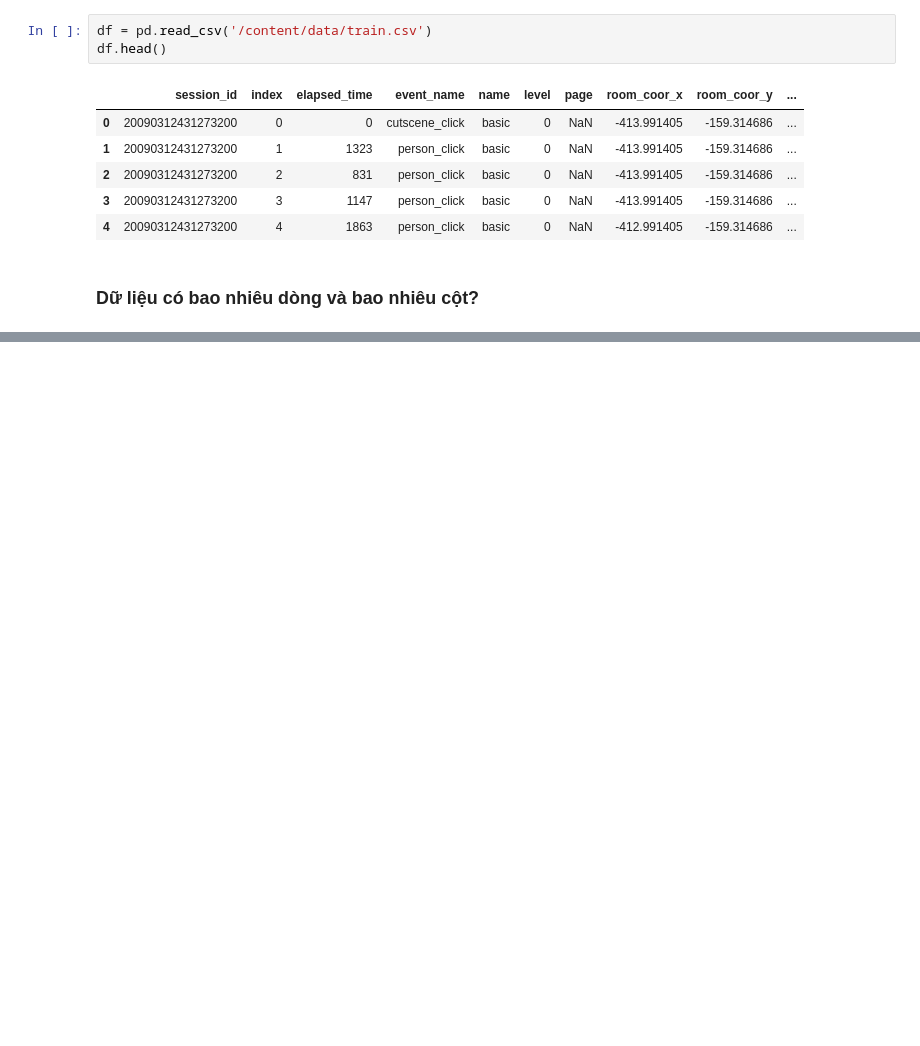
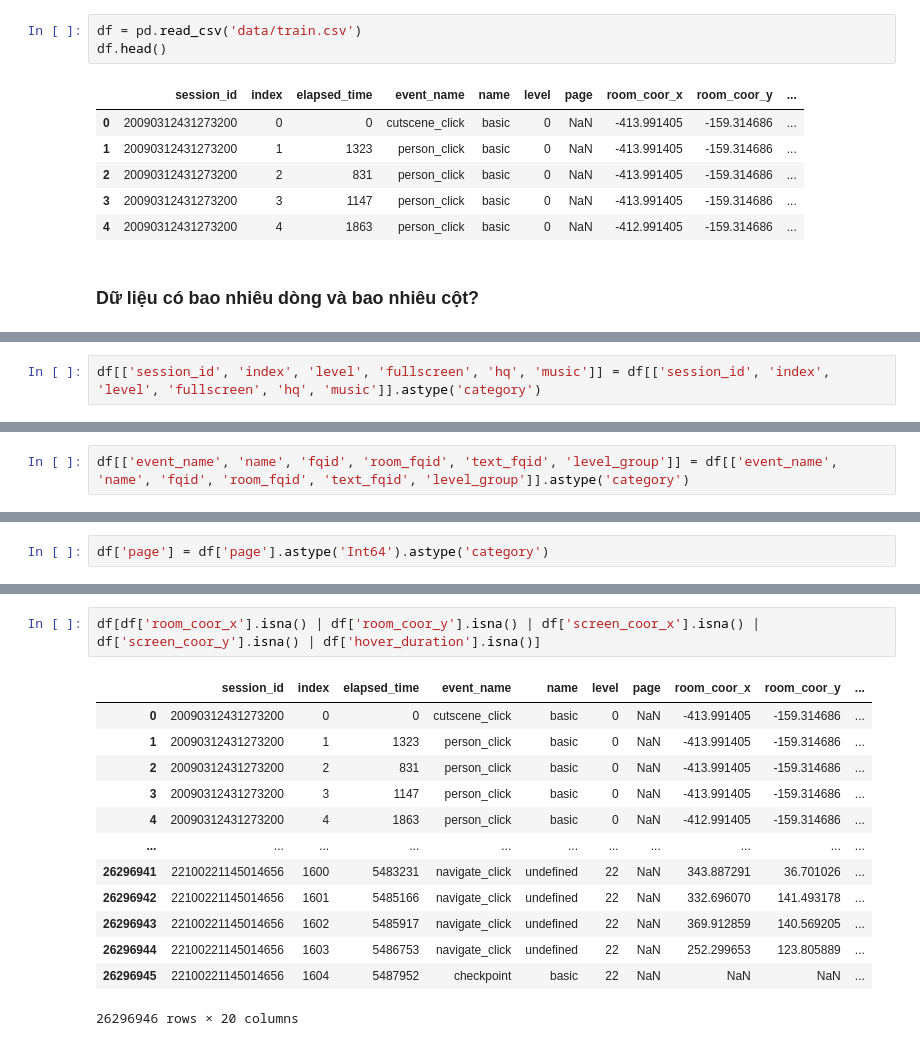
Before and after one commit to vt-khang/KHDLUD-FinalProject, a Jupyter notebook: 19120511_19120526_19120539.ipynb, the cells around one changed output, grey strips where cells are left out. Cells and saved outputs as stored; diff of their text form; blank space fills up the shorter version.

Commit message:
fix: exploring data structure

```diff
--- a/19120511_19120526_19120539.ipynb
+++ b/19120511_19120526_19120539.ipynb
@@ -101,5 +65,5 @@ License: OPEN SOURCE - MIT
 # %%
-df = pd.read_csv('/content/data/train.csv')
+df = pd.read_csv('data/train.csv')
 df.head()
 # %% [output]
 |  | session_id | index | elapsed_time | event_name | name | level | page | room_coor_x | room_coor_y | ... |
@@ -112,0 +157,2 @@ df.head()
+# %%
+df[['session_id', 'index', 'level', 'fullscreen', 'hq', 'music']] = df[['session_id', 'index', 'level', 'fullscreen', 'hq', 'music']].astype('category')
@@ -112,0 +161,2 @@ df.head()
+# %%
+df[['event_name', 'name', 'fqid', 'room_fqid', 'text_fqid', 'level_group']] = df[['event_name', 'name', 'fqid', 'room_fqid', 'text_fqid', 'level_group']].astype('category')
@@ -112,0 +165,2 @@ df.head()
+# %%
+df['page'] = df['page'].astype('Int64').astype('category')
@@ -136,0 +233,16 @@ KeyboardInterrupt: ignored
+# %%
+df[df['room_coor_x'].isna() | df['room_coor_y'].isna() | df['screen_coor_x'].isna() | df['screen_coor_y'].isna() | df['hover_duration'].isna()]
+# %% [output]
+|  | session_id | index | elapsed_time | event_name | name | level | page | room_coor_x | room_coor_y | ... |
+| 0 | 20090312431273200 | 0 | 0 | cutscene_click | basic | 0 | NaN | -413.991405 | -159.314686 | ... |
+| 1 | 20090312431273200 | 1 | 1323 | person_click | basic | 0 | NaN | -413.991405 | -159.314686 | ... |
+| 2 | 20090312431273200 | 2 | 831 | person_click | basic | 0 | NaN | -413.991405 | -159.314686 | ... |
+| 3 | 20090312431273200 | 3 | 1147 | person_click | basic | 0 | NaN | -413.991405 | -159.314686 | ... |
+| 4 | 20090312431273200 | 4 | 1863 | person_click | basic | 0 | NaN | -412.991405 | -159.314686 | ... |
+| ... | ... | ... | ... | ... | ... | ... | ... | ... | ... | ... |
+| 26296941 | 22100221145014656 | 1600 | 5483231 | navigate_click | undefined | 22 | NaN | 343.887291 | 36.701026 | ... |
+| 26296942 | 22100221145014656 | 1601 | 5485166 | navigate_click | undefined | 22 | NaN | 332.696070 | 141.493178 | ... |
+| 26296943 | 22100221145014656 | 1602 | 5485917 | navigate_click | undefined | 22 | NaN | 369.912859 | 140.569205 | ... |
+| 26296944 | 22100221145014656 | 1603 | 5486753 | navigate_click | undefined | 22 | NaN | 252.299653 | 123.805889 | ... |
+| 26296945 | 22100221145014656 | 1604 | 5487952 | checkpoint | basic | 22 | NaN | NaN | NaN | ... |
+26296946 rows × 20 columns
```
Also changed, not shown: parts of 48 cells of this notebook.
